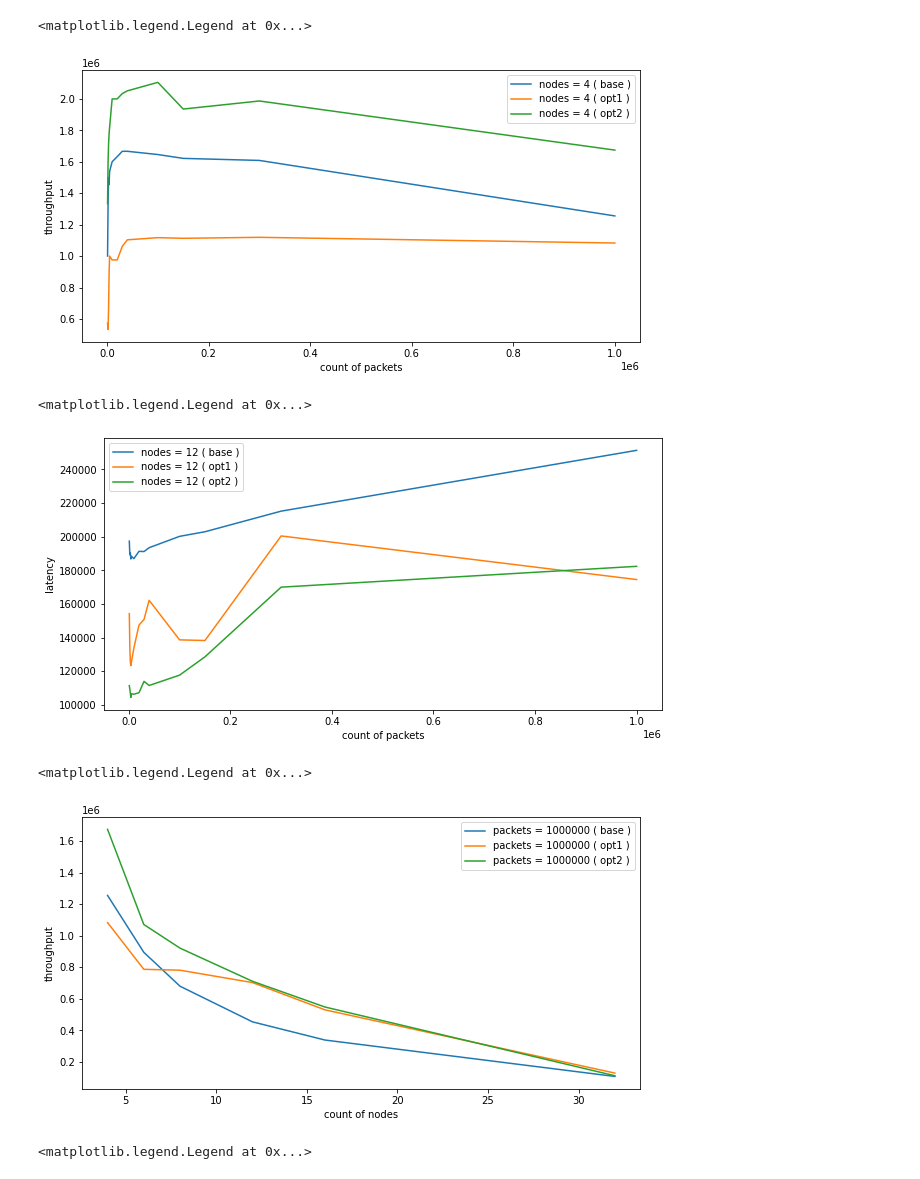
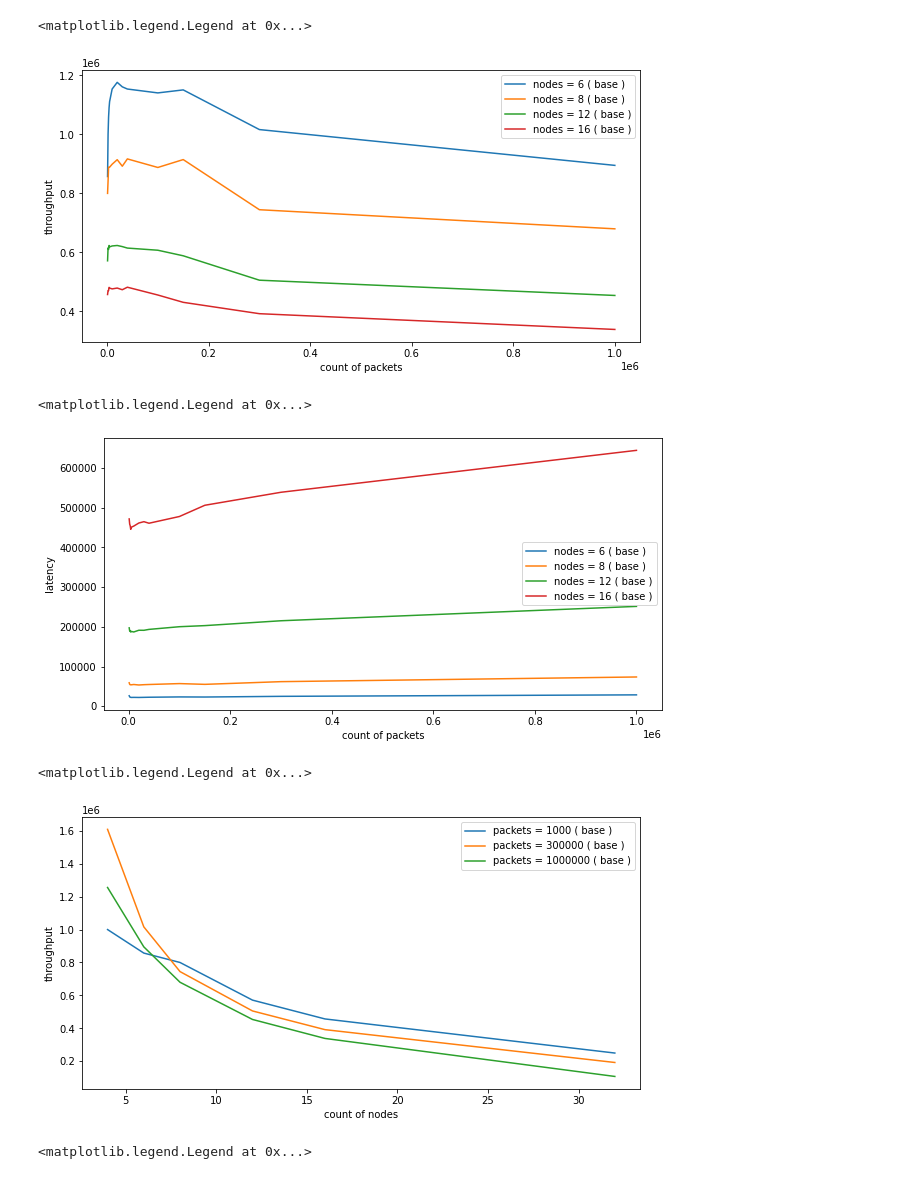
Before and after one commit to Malik1998/ConcurrentComputing, a Jupyter notebook: mainLab/graphics/Untitled.ipynb, the cells around one changed output. Cells and saved outputs as stored; diff of their text form; code cells hidden in the pictures.

```diff
--- a/mainLab/graphics/Untitled.ipynb
+++ b/mainLab/graphics/Untitled.ipynb
@@ -89,44 +89,44 @@ for r_c in ring_count:
         count += 1
 # %%
 plt.figure(figsize=(10, 5))
-for r_c in ring_count[0:1]:
+for r_c in [ring_count[1], ring_count[2], ring_count[3], ring_count[4]]:
     #plt.plot(packets_count, [dict_simple [(r_c, p_c)] / (p_c * r_c) for p_c in packets_count], label = "ring" + str(r_c) + "_simple")
     plt.plot(packets_count, [(p_c * r_c) /  dict_good[(r_c, p_c)] for p_c in packets_count], label = "nodes = " + str(r_c) + " ( base )")
-    plt.plot(packets_count, [(p_c * r_c) /  dict_que[(r_c, p_c)] for p_c in packets_count], label = "nodes = " + str(r_c) + " ( opt1 )")
-    plt.plot(packets_count, [(p_c * r_c) /  dict_sep[(r_c, p_c)] for p_c in packets_count], label = "nodes = " + str(r_c) + " ( opt2 )")
+    #plt.plot(packets_count, [(p_c * r_c) /  dict_que[(r_c, p_c)] for p_c in packets_count], label = "nodes = " + str(r_c) + " ( opt1 )")
+    #plt.plot(packets_count, [(p_c * r_c) /  dict_sep[(r_c, p_c)] for p_c in packets_count], label = "nodes = " + str(r_c) + " ( opt2 )")
     plt.xlabel("count of packets")
     plt.ylabel("throughput")
 plt.legend()
 # %% [output]
 <matplotlib.legend.Legend at 0x...>
-[figure, old version]
+[figure, new version]
 # %%
 plt.figure(figsize=(10, 5))
-for r_c in ring_count[3:4]:
+for r_c in [ring_count[1], ring_count[2], ring_count[3], ring_count[4]]:
     plt.plot(np.array(packets_count), [good_latency [(r_c, p_c)]  for p_c in packets_count],
              label = "nodes = " + str(r_c) + " ( base )")
-    plt.plot(np.array(packets_count), [opt_latency [(r_c, p_c)]  for p_c in packets_count],
-             label = "nodes = " + str(r_c) + " ( opt1 )")
-    plt.plot(np.array(packets_count), [sep_latency [(r_c, p_c)]  for p_c in packets_count],
-             label = "nodes = " + str(r_c) + " ( opt2 )")
+   # plt.plot(np.array(packets_count), [opt_latency [(r_c, p_c)]  for p_c in packets_count],
+    #         label = "nodes = " + str(r_c) + " ( opt1 )")
+    #plt.plot(np.array(packets_count), [sep_latency [(r_c, p_c)]  for p_c in packets_count],
+     #        label = "nodes = " + str(r_c) + " ( opt2 )")
     plt.xlabel("count of packets")
     plt.ylabel("latency")
 plt.legend()
 # %% [output]
 <matplotlib.legend.Legend at 0x...>
-[figure, old version]
+[figure, new version]
 # %%
 plt.figure(figsize=(10, 5))
-for p_c in packets_count[-1:]:
+for p_c in [packets_count[0], packets_count[-2], packets_count[-1]]:
     plt.plot(ring_count, [(p_c * r_c) /  dict_good [(r_c, p_c)] for r_c in ring_count], label = "packets = " + str(p_c) + " ( base )")
-    plt.plot(ring_count, [(p_c * r_c) /  dict_que [(r_c, p_c)] for r_c in ring_count], label = "packets = " + str(p_c) + " ( opt1 )")
-    plt.plot(ring_count, [(p_c * r_c) /  dict_sep [(r_c, p_c)] for r_c in ring_count], label = "packets = " + str(p_c) + " ( opt2 )")
+    #plt.plot(ring_count, [(p_c * r_c) /  dict_que [(r_c, p_c)] for r_c in ring_count], label = "packets = " + str(p_c) + " ( opt1 )")
+    #plt.plot(ring_count, [(p_c * r_c) /  dict_sep [(r_c, p_c)] for r_c in ring_count], label = "packets = " + str(p_c) + " ( opt2 )")
     plt.xlabel("count of nodes")
     plt.ylabel("throughput")
 plt.legend()
 # %% [output]
 <matplotlib.legend.Legend at 0x...>
-[figure, old version]
+[figure, new version]
 # %%
 plt.figure(figsize=(10, 5))
 for p_c in packets_count[-3:-2]:
```
Also changed, not shown: 10 other files.
